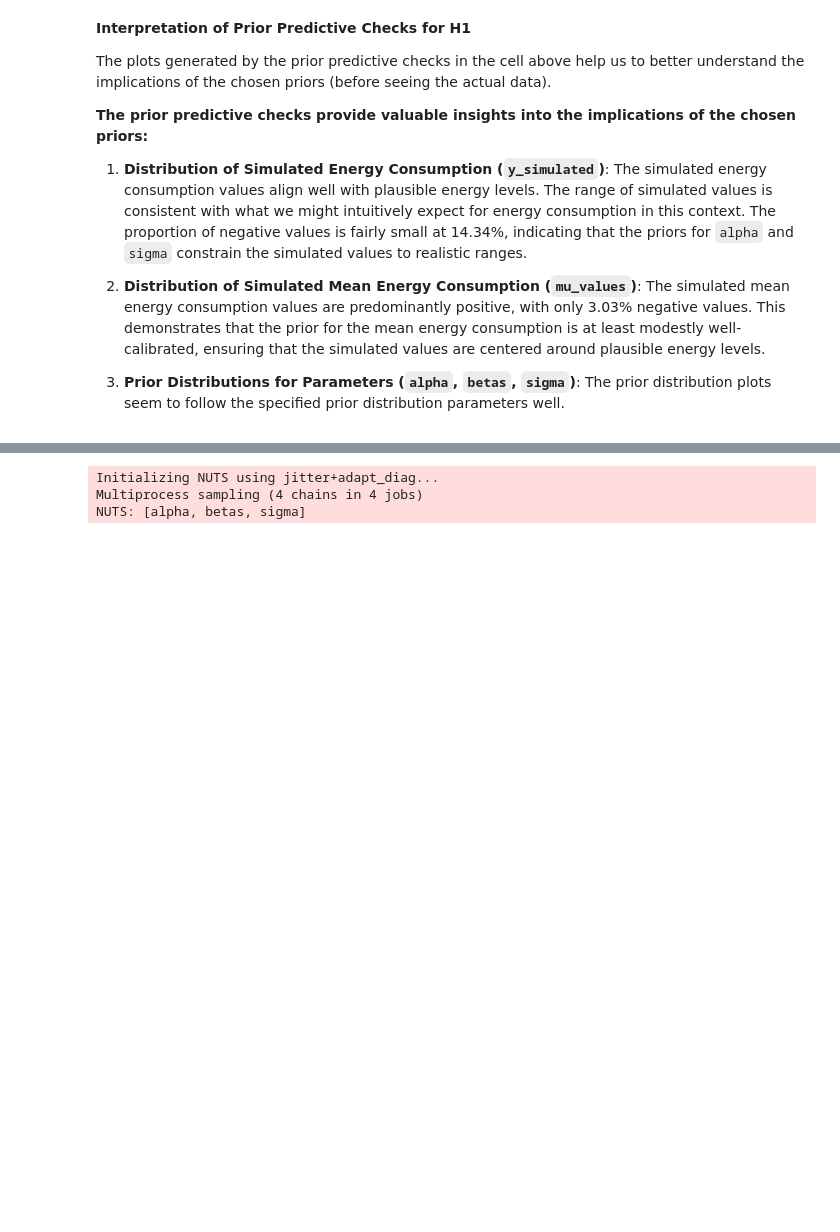
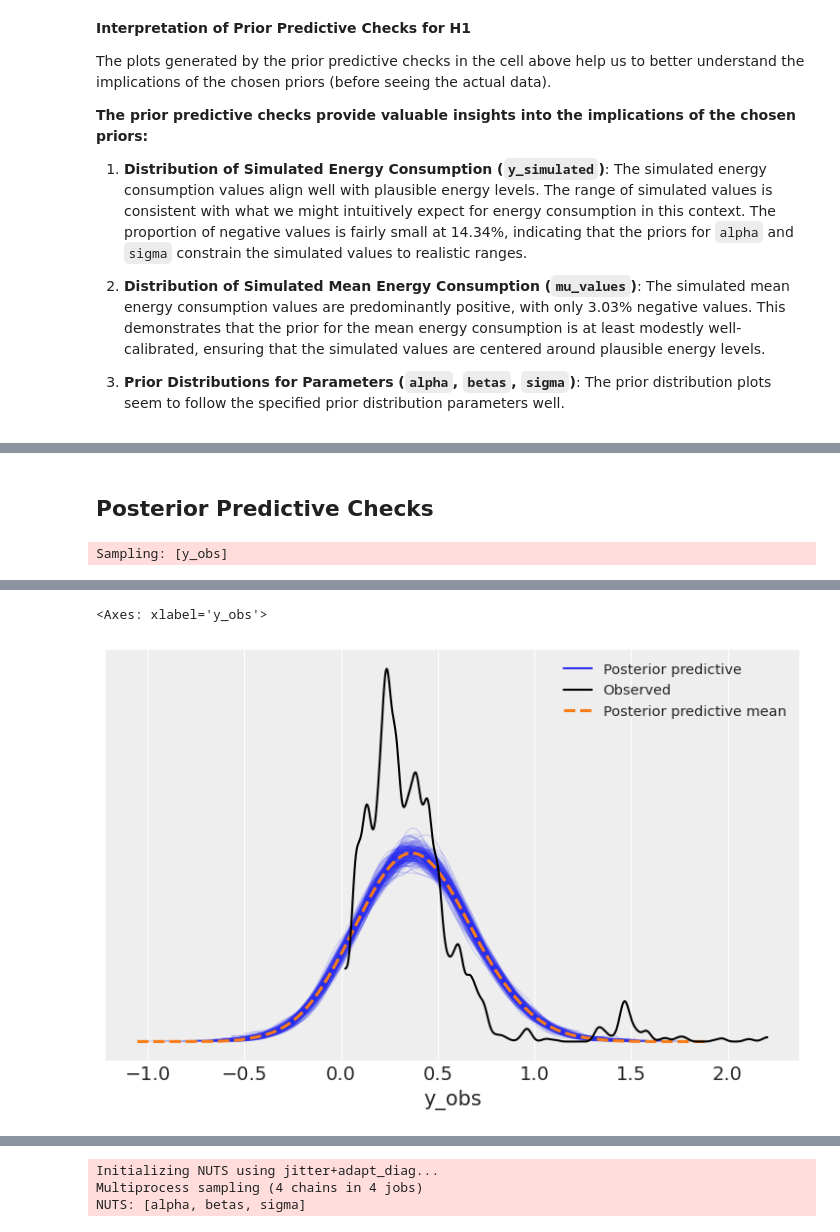
Before and after one commit to sanderengel/prpro_exam_2025, a Jupyter notebook: main-question.ipynb, the cells around one changed output, grey strips where cells are left out. Saved outputs shown, nothing was run; the diff lists cells and outputs as text; code cells hidden in the pictures; blank space fills up the shorter version.

Commit message:
updated posterior check

```diff
--- a/main-question.ipynb
+++ b/main-question.ipynb
@@ -380,7 +382,7 @@ with pm.Model() as model_h1:
     # Priors
     alpha = pm.Normal("alpha", mu = .5, sigma = .2)                    # Baseline energy consumption for c-sharp-razor
     betas = pm.Normal("betas", mu = 0, sigma = .2, shape = X.shape[1]) # Effects of other frameworks
-    sigma = pm.HalfNormal("sigma", sigma = .5)                         # Residual standard deviation
+    sigma = pm.Exponential("sigma", lam = 1)                         # Residual standard deviation
 
     # Define linear model
     mu = alpha + pm.math.dot(X.values, betas)
@@ -390,10 +392,6 @@ with pm.Model() as model_h1:
 
     # Sampling
     trace_h1 = pm.sample(2000, tune = 1000, target_accept = .95, return_inferencedata = True)
-
-# Posterior analysis
-az.plot_trace(trace_h1, var_names = ["alpha", "betas", "sigma"], figsize = (14, 10), legend = True)
-az.summary(trace_h1, var_names = ["alpha", "betas", "sigma"], round_to = 2)
 # %% [output]
 Initializing NUTS using jitter+adapt_diag...
 Multiprocess sampling (4 chains in 4 jobs)
@@ -422,0 +434,15 @@ Sampling 4 chains for 1_000 tune and 2_000 draw iterations (4_000 + 8_000 draws
+# %% [markdown]
+## Posterior Predictive Checks
+# %%
+# Step 1: Sample posterior predictive and return InferenceData directly
+with model_h1:
+    ppc_h1 = pm.sample_posterior_predictive(
+        trace_h1,
+        var_names=["y_obs"],
+        return_inferencedata=True,
+        random_seed=42
+    )
+
+az.plot_ppc(ppc_h1, data_pairs={"y_obs": "y_obs"}, num_pp_samples=200)
+# %% [output]
+Sampling: [y_obs]
@@ -422,0 +451,2 @@ Sampling 4 chains for 1_000 tune and 2_000 draw iterations (4_000 + 8_000 draws
+<Axes: xlabel='y_obs'>
+[figure, added]
```
Also changed, not shown: parts of 13 cells of this notebook.
